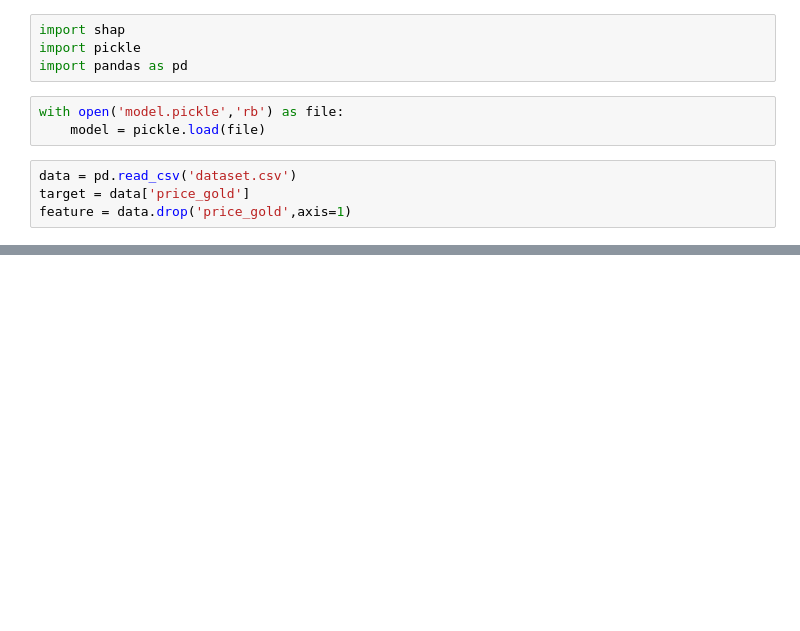
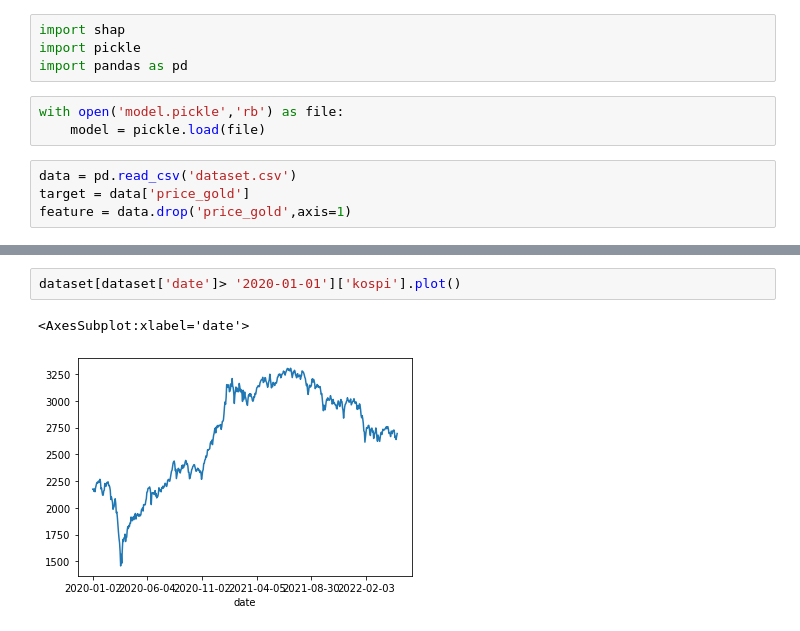
Before and after one commit to sssiott/predictgoldprice, a Jupyter notebook: modeling/analysis.ipynb, the cells around one changed output, grey strips where cells are left out. Cells and saved outputs as stored; diff of their text form; blank space fills up the shorter version.

```diff
--- a/modeling/analysis.ipynb
+++ b/modeling/analysis.ipynb
@@ -23,0 +32,5 @@ shap.plots.waterfall(shap_val[50])
+# %%
+dataset[dataset['date']> '2020-01-01']['kospi'].plot()
+# %% [output]
+<AxesSubplot:xlabel='date'>
+[figure, added]
```
Also changed, not shown: parts of 11 cells of this notebook, 4 other files.
